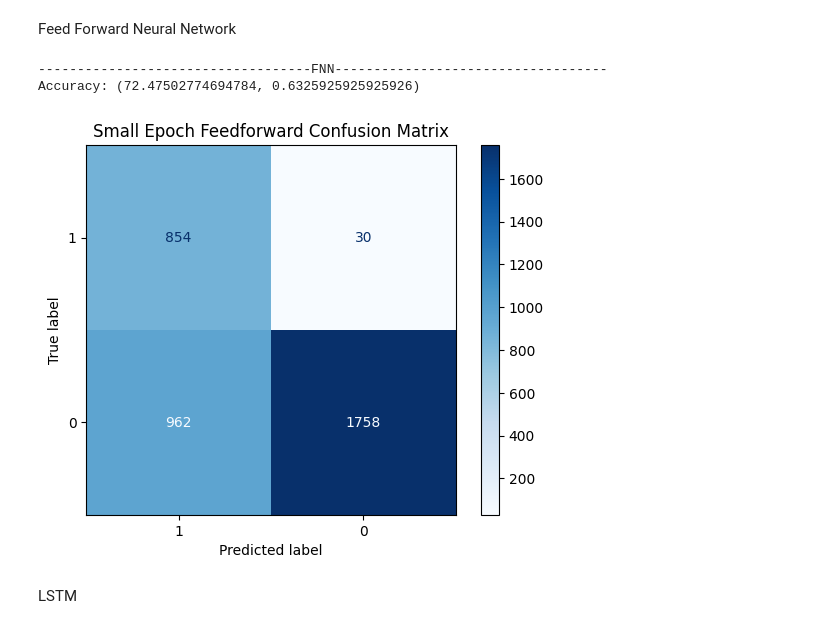
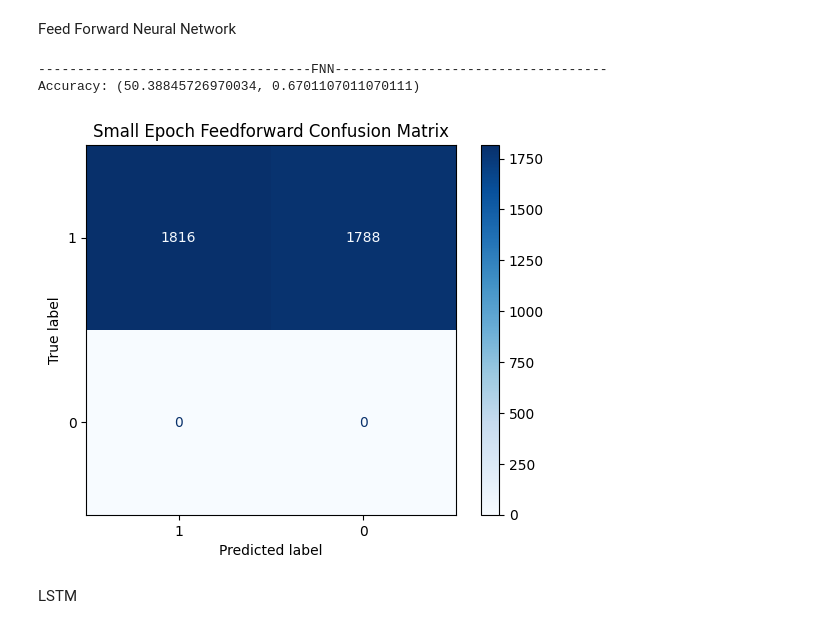
Before and after one commit to IAsianKidI/FraudDetection, a Jupyter notebook: final_fraud_fidel.ipynb, the cells around one changed output. Drawn from its saved outputs; the diff is of its cells as text; code cells hidden in the pictures.

```diff
--- a/final_fraud_fidel.ipynb
+++ b/final_fraud_fidel.ipynb
@@ -212,15 +212,15 @@ class FNN():
 # %%
 # Feedforward Neural Networks running
 print("-----------------------------------FNN-----------------------------------")
-Feedforward_Neural_Network = FNN(0.01, 1000, train_sample_scaled, train_target)
+Feedforward_Neural_Network = FNN(0.01, 100, train_sample_scaled, train_target)
 Feedforward_Neural_Network.fit()
 accuracy=Feedforward_Neural_Network.accuracy(test_sample_scaled, test_target)
 print("Accuracy:",accuracy)
 Feedforward_Neural_Network.confuse_ff('Small Epoch Feedforward')
 # %% [output]
 -----------------------------------FNN-----------------------------------
-Accuracy: (72.47502774694784, 0.6325925925925926)
+Accuracy: (50.38845726970034, 0.6701107011070111)
-[figure, old version]
+[figure, new version]
 # %%
 def confuse(test_features,test_target,title):
     #get predictions
```
Also changed, not shown: parts of 1 cell of this notebook.
